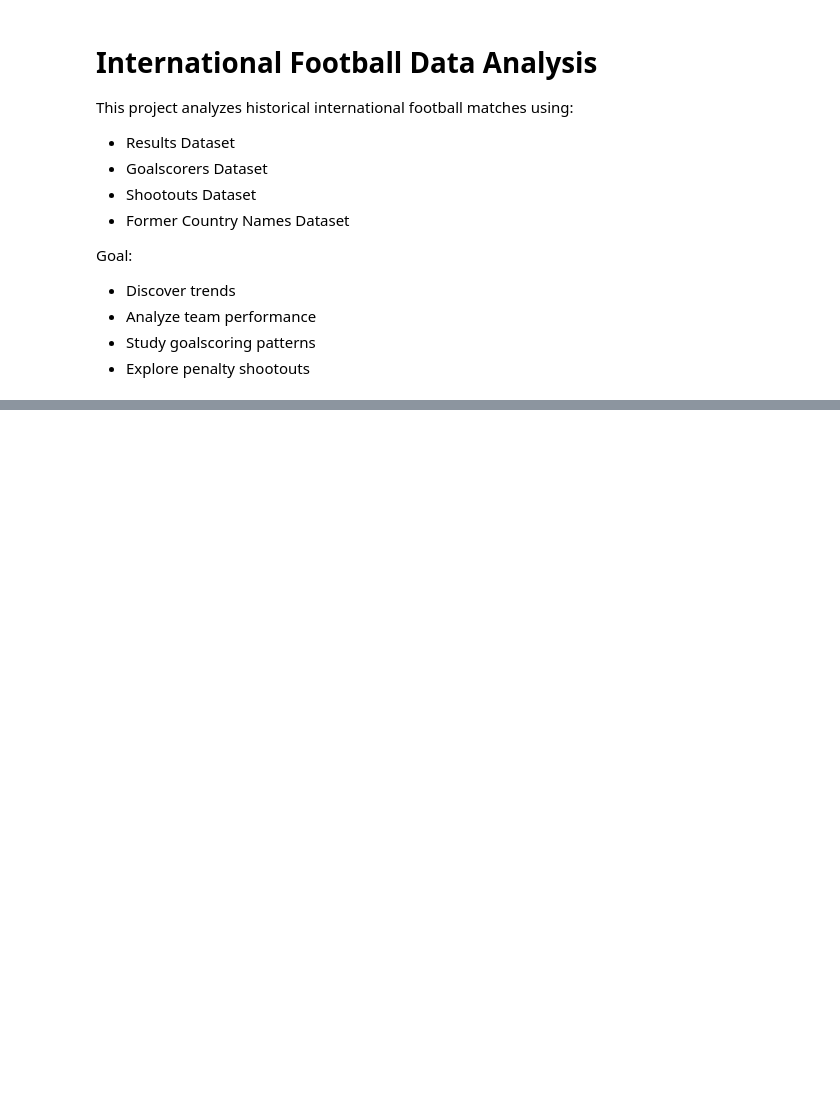
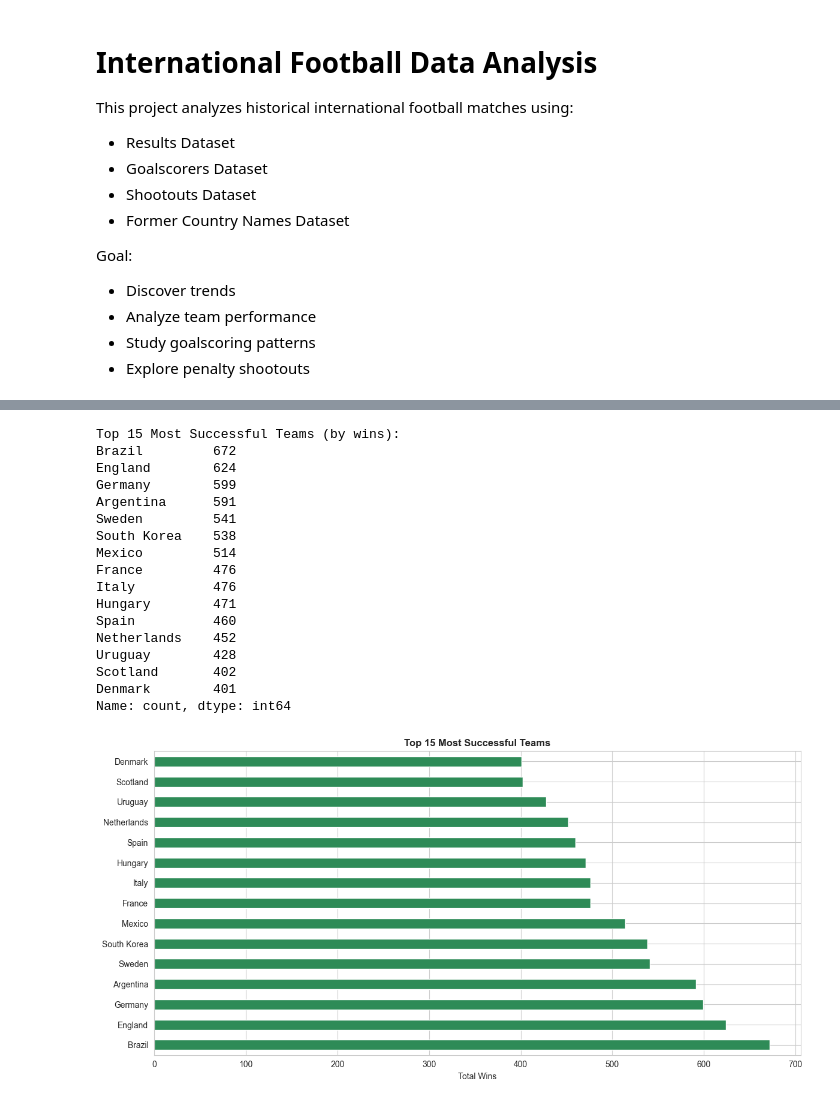
Before and after one commit to DeadlyPro34/data-analysis-projects, a Jupyter notebook: football-data-analysis/Football_Analysis.ipynb, the cells around one changed output, grey strips where cells are left out. Cells and saved outputs as stored; diff of their text form; code cells hidden in the pictures; blank space fills up the shorter version.

```diff
--- a/football-data-analysis/Football_Analysis.ipynb
+++ b/football-data-analysis/Football_Analysis.ipynb
@@ -206,0 +234,34 @@ print(former.shape)
+# %%
+home_wins = results[results['home_score'] > results['away_score']]['home_team']
+away_wins = results[results['away_score'] > results['home_score']]['away_team']
+wins = pd.concat([home_wins, away_wins])
+top_winners = wins.value_counts()
+
+print("\nTop 15 Most Successful Teams (by wins):")
+print(top_winners.head(15))
+
+plt.figure(figsize=(12, 6))
+top_winners.head(15).plot(kind='barh', color='seagreen')
+plt.xlabel('Total Wins')
+plt.title('Top 15 Most Successful Teams', fontweight='bold')
+plt.tight_layout()
+plt.show()
+# %% [output]
+Top 15 Most Successful Teams (by wins):
+Brazil         672
+England        624
+Germany        599
+Argentina      591
+Sweden         541
+South Korea    538
+Mexico         514
+France         476
+Italy          476
+Hungary        471
+Spain          460
+Netherlands    452
+Uruguay        428
+Scotland       402
+Denmark        401
+Name: count, dtype: int64
+[figure, added]
```
Also changed, not shown: parts of 41 cells of this notebook.
